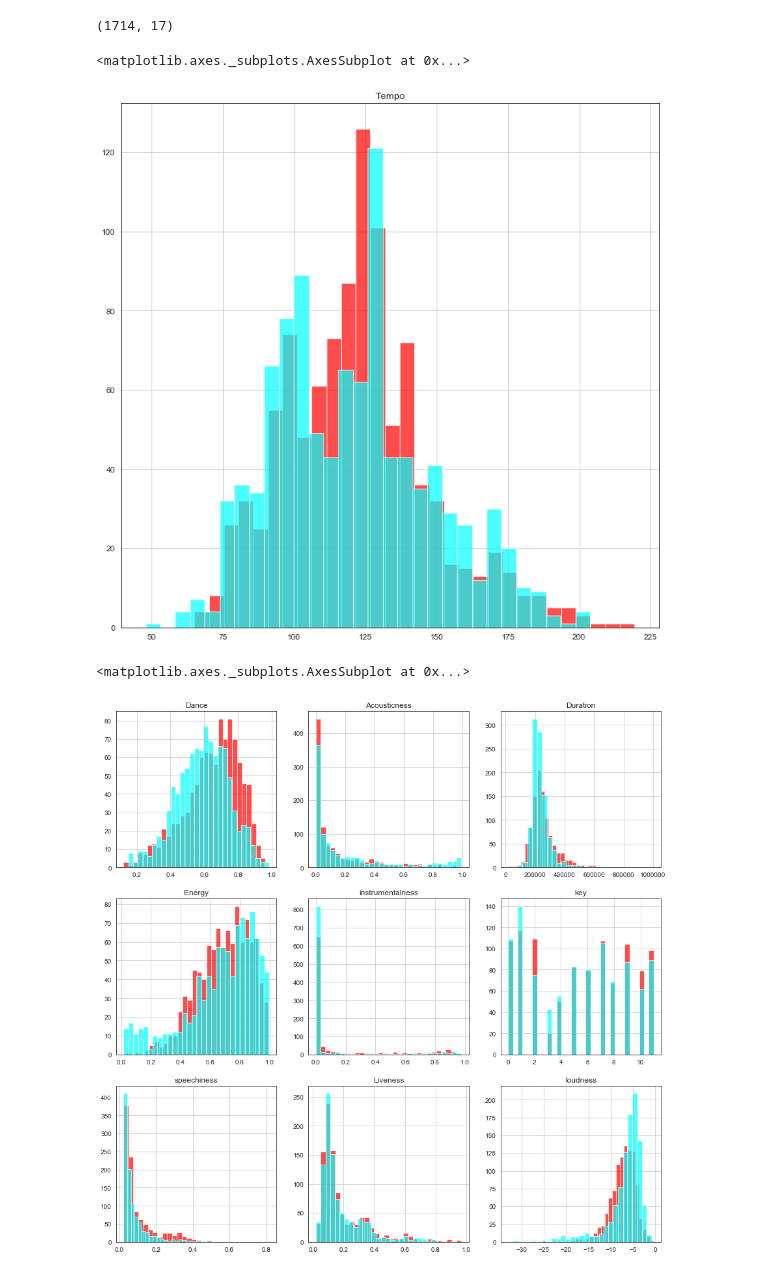
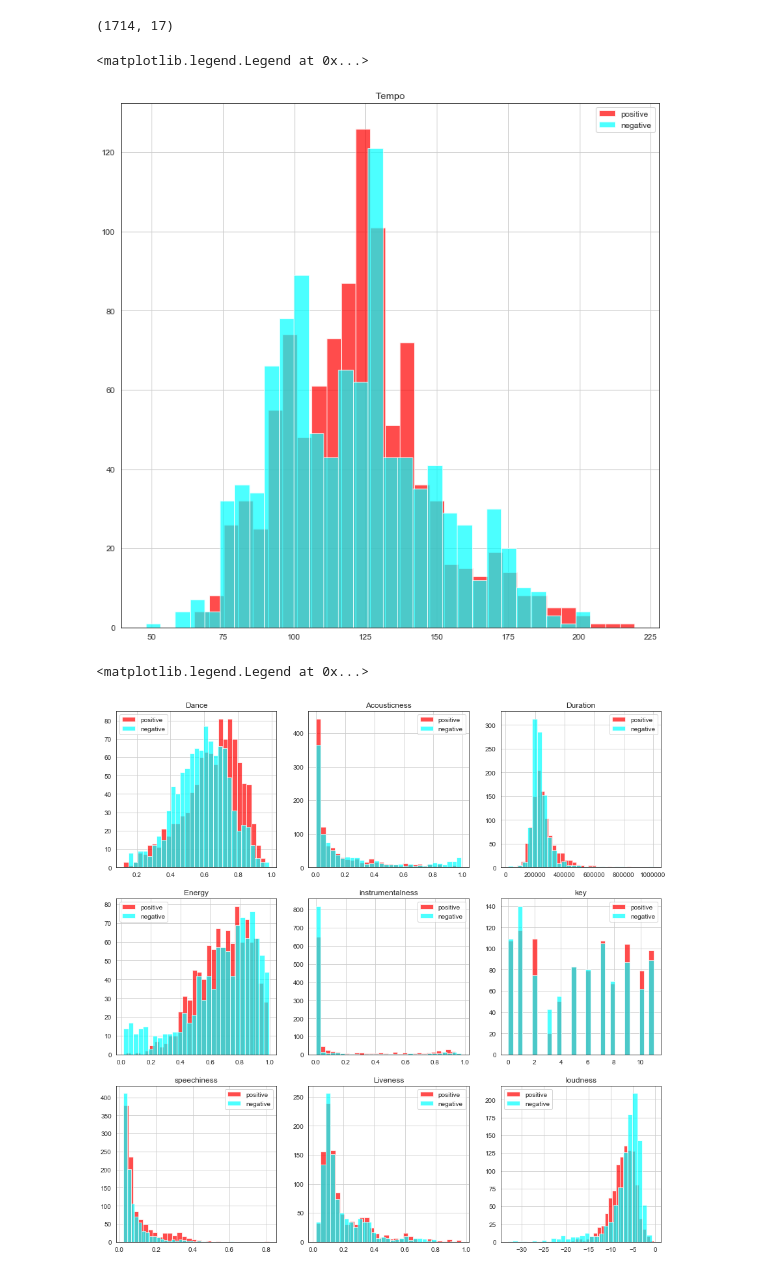
Before and after one commit to knightowl2704/Spotify_EDA, a Jupyter notebook: Spotify_EDA.ipynb, the cells around one changed output. Cells and saved outputs as stored; diff of their text form; code cells hidden in the pictures.

```diff
--- a/Spotify_EDA.ipynb
+++ b/Spotify_EDA.ipynb
@@ -89,57 +89,68 @@ sns.set_style('white')
 # %%
 fig = plt.figure(figsize=(12,12))
 plt.title("Tempo")
+
 pos_tempo.hist(alpha = 0.7, bins = 30, label = 'positive')
 neg_tempo.hist(alpha = 0.7, bins = 30, label = 'negative')
+plt.legend()
 # %% [output]
-<matplotlib.axes._subplots.AxesSubplot at 0x...>
+<matplotlib.legend.Legend at 0x...>
-[figure, old version]
+[figure, new version]
 # %%
 fig2 = plt.figure(figsize=(15,15))
 ax1 = fig2.add_subplot(331)
 ax1.set_title("Dance")
 pos_danceability.hist(alpha = 0.7, bins = 30, label = 'positive')
 neg_danceability.hist(alpha = 0.7, bins = 30, label = 'negative')
+plt.legend()
 
 ax1 = fig2.add_subplot(332)
 ax1.set_title("Acousticness")
 pos_acousticness.hist(alpha = 0.7, bins = 30, label = 'positive')
 neg_acousticness.hist(alpha = 0.7, bins = 30, label = 'negative')
+plt.legend()
 
 ax1 = fig2.add_subplot(333)
 ax1.set_title("Duration")
 pos_duration_ms.hist(alpha = 0.7, bins = 30, label = 'positive')
 neg_duration_ms.hist(alpha = 0.7, bins = 30, label = 'negative')
+plt.legend()
 
 ax1 = fig2.add_subplot(334)
 ax1.set_title("Energy")
 pos_energy.hist(alpha = 0.7, bins = 30, label = 'positive')
 neg_energy.hist(alpha = 0.7, bins = 30, label = 'negative')
+plt.legend()
 
 ax1 = fig2.add_subplot(335)
 ax1.set_title("instrumentalness")
 pos_instrumentalness.hist(alpha = 0.7, bins = 30, label = 'positive')
 neg_instrumentalness.hist(alpha = 0.7, bins = 30, label = 'negative')
+plt.legend()
 
 ax1 = fig2.add_subplot(336)
 ax1.set_title("key")
 pos_key.hist(alpha = 0.7, bins = 30, label = 'positive')
 neg_key.hist(alpha = 0.7, bins = 30, label = 'negative')
+plt.legend()
 
 ax1 = fig2.add_subplot(337)
 ax1.set_title("speechiness")
 pos_speechiness.hist(alpha = 0.7, bins = 30, label = 'positive')
 neg_speechiness.hist(alpha = 0.7, bins = 30, label = 'negative')
+plt.legend()
 
 ax1 = fig2.add_subplot(338)
 ax1.set_title("Liveness")
 pos_liveness.hist(alpha = 0.7, bins = 30, label = 'positive')
 neg_liveness.hist(alpha = 0.7, bins = 30, label = 'negative')
+plt.legend()
 
 ax1 = fig2.add_subplot(339)
 ax1.set_title("loudness")
 pos_loudness.hist(alpha = 0.7, bins = 30, label = 'positive')
 neg_loudness.hist(alpha = 0.7, bins = 30, label = 'negative')
+plt.legend()
 # %% [output]
-<matplotlib.axes._subplots.AxesSubplot at 0x...>
+<matplotlib.legend.Legend at 0x...>
-[figure, old version]
+[figure, new version]
```
Also changed, not shown: parts of 1 cell of this notebook.
